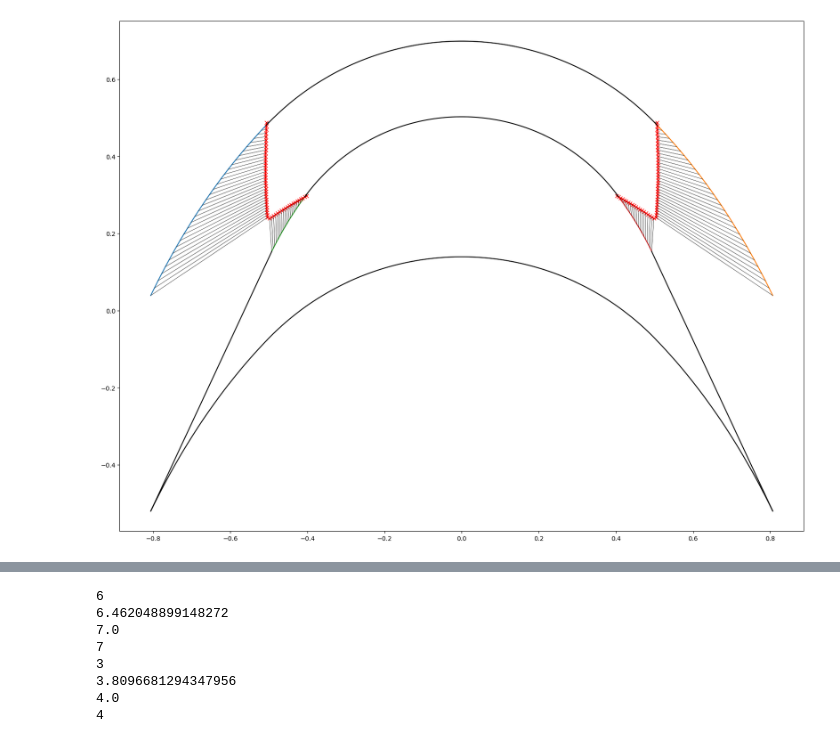
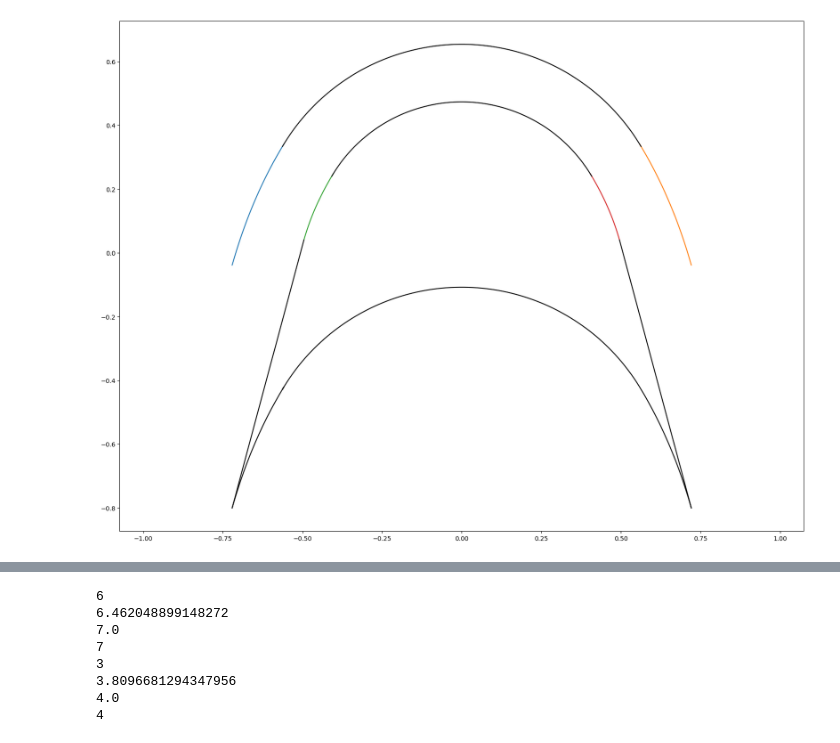
Before and after one commit to LpHiX/FYPTurbine, a Jupyter notebook: turbinemoc.ipynb, the cells around one changed output, grey strips where cells are left out. Saved outputs shown, nothing was run; the diff lists cells and outputs as text; code cells hidden in the pictures.

```diff
--- a/turbinemoc.ipynb
+++ b/turbinemoc.ipynb
@@ -4,7 +4,7 @@ from scipy.optimize import fsolve
 import matplotlib.pyplot as plt
 
 # Specific heat ratio
-gamma = 1.17
+gamma = 1.13
 
 # Function to calculate M* (Mach number)
 def Mstar(M):
@@ -29,7 +29,7 @@ nu_lower = nu(Mach_lower)
 nu_upper = nu(Mach_upper)
 
 # Blade angles in radians
-beta_inlet = np.deg2rad(65)
+beta_inlet = np.deg2rad(75)
 beta_outlet = -beta_inlet
 
 # Calculate flow angles
@@ -169,7 +169,7 @@ from scipy.optimize import fsolve
 import matplotlib.pyplot as plt
 
 # Specific heat ratio
-gamma = 1.17
+gamma = 1.13
 
 # Function to calculate M* (Mach number)
 def Mstar(M):
@@ -184,8 +184,8 @@ def nu(M):
 # Initial Mach numbers
 Mach_inlet = 2
 Mach_outlet = Mach_inlet
-Mach_lower = 1.5
-Mach_upper = 2.3
+Mach_lower = 1.6
+Mach_upper = 2.4
 
 # Calculate Prandtl-Meyer function values for given Mach numbers
 nu_inlet = nu(Mach_inlet)
@@ -194,7 +194,7 @@ nu_lower = nu(Mach_lower)
 nu_upper = nu(Mach_upper)
 
 # Blade angles in radians
-beta_inlet = np.deg2rad(65)
+beta_inlet = np.deg2rad(75)
 beta_outlet = -beta_inlet
 
 # Calculate flow angles
@@ -317,22 +317,26 @@ for k in range(int(np.ceil((nu_upper - nu_inlet)/dv)), 0, -1):
 
 # Plotting the results
 plt.figure(figsize=(20, 15))
+# Left lower transition
 plt.plot(x_lower_flow, y_lower_flow, '-')
+# Right lower transition
 plt.plot(-np.array(x_lower_flow), y_lower_flow, '-')
+# Left upper transition
 plt.plot(np.array(x_upper_flow), y_upper_flow, '-')
+# Right upper transition
 plt.plot(-np.array(x_upper_flow), y_upper_flow, '-')
 
-plt.plot(x_lower_flow_k, y_lower_flow_k, 'x-', color='red')
-plt.plot(-np.array(x_lower_flow_k), y_lower_flow_k, 'x-', color='red')
-plt.plot(np.array(x_upper_flow_k), y_upper_flow_k, 'x-', color='red')
-plt.plot(-np.array(x_upper_flow_k), y_upper_flow_k, 'x-', color='red')
+# plt.plot(x_lower_flow_k, y_lower_flow_k, 'x-', color='red')
+# plt.plot(-np.array(x_lower_flow_k), y_lower_flow_k, 'x-', color='red')
+# plt.plot(np.array(x_upper_flow_k), y_upper_flow_k, 'x-', color='red')
+# plt.plot(-np.array(x_upper_flow_k), y_upper_flow_k, 'x-', color='red')
 
-for i in range(int(np.ceil((nu_inlet - nu_lower)/dv)), 0, -1):
-    plt.plot([x_lower_flow[i-1], x_lower_flow_k[i-1]], [y_lower_flow[i-1], y_lower_flow_k[i-1]], 'k-', linewidth=0.5)
-    plt.plot([-x_lower_flow[i-1], -x_lower_flow_k[i-1]], [y_lower_flow[i-1], y_lower_flow_k[i-1]], 'k-', linewidth=0.5)
-for i in range(int(np.ceil((nu_upper - nu_inlet)/dv)), 0, -1):
-    plt.plot([x_upper_flow[i-1], x_upper_flow_k[i-1]], [y_upper_flow[i-1], y_upper_flow_k[i-1]], 'k-', linewidth=0.5)
-    plt.plot([-x_upper_flow[i-1], -x_upper_flow_k[i-1]], [y_upper_flow[i-1], y_upper_flow_k[i-1]], 'k-', linewidth=0.5)
+# for i in range(int(np.ceil((nu_inlet - nu_lower)/dv)), 0, -1):
+#     plt.plot([x_lower_flow[i-1], x_lower_flow_k[i-1]], [y_lower_flow[i-1], y_lower_flow_k[i-1]], 'k-', linewidth=0.5)
+#     plt.plot([-x_lower_flow[i-1], -x_lower_flow_k[i-1]], [y_lower_flow[i-1], y_lower_flow_k[i-1]], 'k-', linewidth=0.5)
+# for i in range(int(np.ceil((nu_upper - nu_inlet)/dv)), 0, -1):
+#     plt.plot([x_upper_flow[i-1], x_upper_flow_k[i-1]], [y_upper_flow[i-1], y_upper_flow_k[i-1]], 'k-', linewidth=0.5)
+#     plt.plot([-x_upper_flow[i-1], -x_upper_flow_k[i-1]], [y_upper_flow[i-1], y_upper_flow_k[i-1]], 'k-', linewidth=0.5)
 plt.axis('equal')
 
 Rl = 1 / Mstar(Mach_lower)
@@ -348,49 +352,60 @@ plt.plot(np.concatenate([np.flip(np.array(x_lower_flow)), Rl * np.cos(np.linspac
 
 plt.show()
 
-# Plotting the results
-plt.figure(figsize=(20, 15))
-plt.plot(xn_lower_flow, yn_lower_flow, '-')
-plt.plot(xn_upper_flow, yn_upper_flow, '-')
+# # Plotting the results
+# plt.figure(figsize=(20, 15))
+# plt.plot(xn_lower_flow, yn_lower_flow, '-')
+# plt.plot(xn_upper_flow, yn_upper_flow, '-')
 
-plt.plot(xn_lower_flow_k, yn_lower_flow_k, '-', color='red')
-plt.plot(xn_upper_flow_k, yn_upper_flow_k, '-', color='red')
+# plt.plot(xn_lower_flow_k, yn_lower_flow_k, '-', color='red')
+# plt.plot(xn_upper_flow_k, yn_upper_flow_k, '-', color='red')
 
-for i in range(int(np.ceil((nu_inlet - nu_lower)/dv)), 0, -1):
-    plt.plot([xn_lower_flow[i-1], xn_lower_flow_k[i-1]], [yn_lower_flow[i-1], yn_lower_flow_k[i-1]], 'k-', linewidth=0.5)
-for i in range(int(np.ceil((nu_upper - nu_inlet)/dv)), 0, -1):
-    plt.plot([xn_upper_flow[i-1], xn_upper_flow_k[i-1]], [yn_upper_flow[i-1], yn_upper_flow_k[i-1]], 'k-', linewidth=0.5)
-plt.axis('equal')
+# for i in range(int(np.ceil((nu_inlet - nu_lower)/dv)), 0, -1):
+#     plt.plot([xn_lower_flow[i-1], xn_lower_flow_k[i-1]], [yn_lower_flow[i-1], yn_lower_flow_k[i-1]], 'k-', linewidth=0.5)
+# for i in range(int(np.ceil((nu_upper - nu_inlet)/dv)), 0, -1):
+#     plt.plot([xn_upper_flow[i-1], xn_upper_flow_k[i-1]], [yn_upper_flow[i-1], yn_upper_flow_k[i-1]], 'k-', linewidth=0.5)
+# plt.axis('equal')
 
-Rl = 1 / Mstar(Mach_lower)
-Ru = 1 / Mstar(Mach_upper)
+# Rl = 1 / Mstar(Mach_lower)
+# Ru = 1 / Mstar(Mach_upper)
 
-# plt.plot(Rl * np.cos(np.linspace(np.pi/2 - alpha_lower_inlet, np.pi/2 + alpha_lower_inlet, 100)), Rl * np.sin(np.linspace(np.pi/2 - alpha_lower_inlet, np.pi/2 + alpha_lower_inlet, 100)), 'k-')
-# plt.plot(Ru * np.cos(np.linspace(np.pi/2 - alpha_upper_inlet, np.pi/2 + alpha_upper_inlet, 100)), Ru * np.sin(np.linspace(np.pi/2 - alpha_upper_inlet, np.pi/2 + alpha_upper_inlet, 100)), 'k-')
-plt.plot([xn_upper_flow[-1], xn_lower_flow[-1]], [yn_upper_flow[-1], yn_upper_flow[-1] + (xn_lower_flow[-1] - xn_upper_flow[-1]) * np.tan(beta_inlet-alpha_upper_inlet)], 'k-')
-plt.plot([xn_upper_flow[-1], xn_lower_flow[-1]], [yn_upper_flow[-1], yn_upper_flow[-1] + (xn_lower_flow[-1] - xn_upper_flow[-1]) * np.tan(beta_inlet-alpha_upper_inlet)], 'k-')
+# # plt.plot(Rl * np.cos(np.linspace(np.pi/2 - alpha_lower_inlet, np.pi/2 + alpha_lower_inlet, 100)), Rl * np.sin(np.linspace(np.pi/2 - alpha_lower_inlet, np.pi/2 + alpha_lower_inlet, 100)), 'k-')
+# # plt.plot(Ru * np.cos(np.linspace(np.pi/2 - alpha_upper_inlet, np.pi/2 + alpha_upper_inlet, 100)), Ru * np.sin(np.linspace(np.pi/2 - alpha_upper_inlet, np.pi/2 + alpha_upper_inlet, 100)), 'k-')
+# plt.plot([xn_upper_flow[-1], xn_lower_flow[-1]], [yn_upper_flow[-1], yn_upper_flow[-1] + (xn_lower_flow[-1] - xn_upper_flow[-1]) * np.tan(beta_inlet-alpha_upper_inlet)], 'k-')
+# plt.plot([xn_upper_flow[-1], xn_lower_flow[-1]], [yn_upper_flow[-1], yn_upper_flow[-1] + (xn_lower_flow[-1] - xn_upper_flow[-1]) * np.tan(beta_inlet-alpha_upper_inlet)], 'k-')
 
 
-plt.show()
+# plt.show()
 
 print(f"Inputs:")
 print(f"  {'Gamma:':<20} {gamma:<10.4g}")
 print(f"  {'Mach Inlet:':<20} {Mach_inlet:<10.4g}")
 print(f"  {'Mach Outlet:':<20} {Mach_outlet:<10.4g}")
 print(f"  {'Mach Lower:':<20} {Mach_lower:<10.4g}")
 print(f"  {'Mach Upper:':<20} {Mach_upper:<10.4g}")
 print(f"  {'nu_inlet:':<20} {nu_inlet:<10.4g} rad, {np.rad2deg(nu_inlet):<10.4g} deg")
 print(f"  {'nu_outlet:':<20} {nu_outlet:<10.4g} rad, {np.rad2deg(nu_outlet):<10.4g} deg")
 print(f"  {'nu_lower:':<20} {nu_lower:<10.4g} rad, {np.rad2deg(nu_lower):<10.4g} deg")
 print(f"  {'nu_upper:':<20} {nu_upper:<10.4g} rad, {np.rad2deg(nu_upper):<10.4g} deg")
 print(f"  {'Beta Inlet:':<20} {beta_inlet:<10.4g} rad, {np.rad2deg(beta_inlet):<10.4g} deg")
 print(f"  {'Beta Outlet:':<20} {beta_outlet:<10.4g} rad, {np.rad2deg(beta_outlet):<10.4g} deg")
 print(f"  {'Alpha Lower Inlet:':<20} {alpha_lower_inlet:<10.4g} rad, {np.rad2deg(alpha_lower_inlet):<10.4g} deg")
 print(f"  {'Alpha Lower Outlet:':<20} {alpha_lower_outlet:<10.4g} rad, {np.rad2deg(alpha_lower_outlet):<10.4g} deg")
 print(f"  {'Alpha Upper Inlet:':<20} {alpha_upper_inlet:<10.4g} rad, {np.rad2deg(alpha_upper_inlet):<10.4g} deg")
 print(f"  {'Alpha Upper Outlet:':<20} {alpha_upper_outlet:<10.4g} rad, {np.rad2deg(alpha_upper_outlet):<10.4g} deg")
 print(f"Results:")
 print(f"  {'R_lower:':<20} {Rl:<10.4g}")
 print(f"  {'R_upper:':<20} {Ru:<10.4g}")
+print(f"  {'chord:':<20} {(-2 * x_lower_flow[-1]):<10.4g}")
+print(f"  {'lower arc x:':<20} {x_lower_flow[-1]:<10.4g} ")
+print(f"  {'lower arc y:':<20} {y_lower_flow[-1]:<10.4g} ")
+print(f"  {'upper arc x:':<20} {x_upper_flow[-1]:<10.4g} ")
+print(f"  {'upper arc y:':<20} {y_upper_flow[-1]:<10.4g} ")
+
+# dimension = 2
+# print(f"x{dimension}:")
+# print(f"  {'r_lower:':<20} {Rl*dimension:<10.4g}")
+# print(f"  {'r_upper:':<20} {Ru*dimension:<10.4g}")
+# print(f"  {'chord:':<20} {(-2 * x_lower_flow[-1])*dimension:<10.4g}")
 # %% [output]
-[figure, old version]
+[figure, new version]
```
Also changed, not shown: parts of 3 cells of this notebook, 5 other files.
